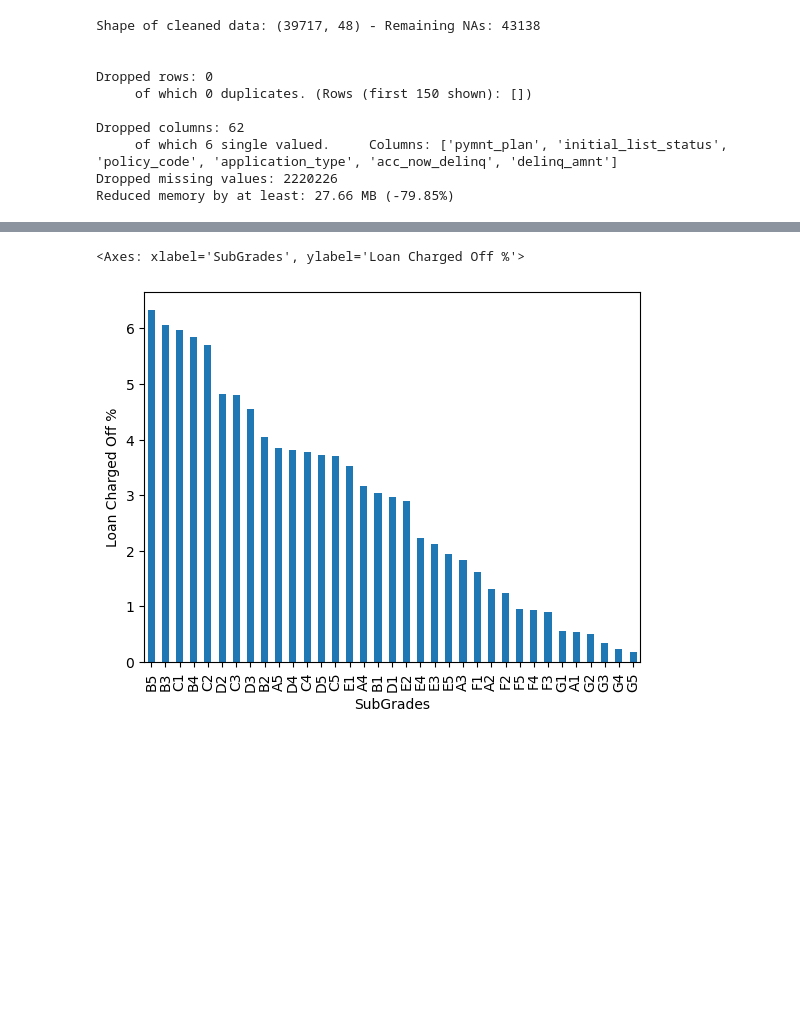
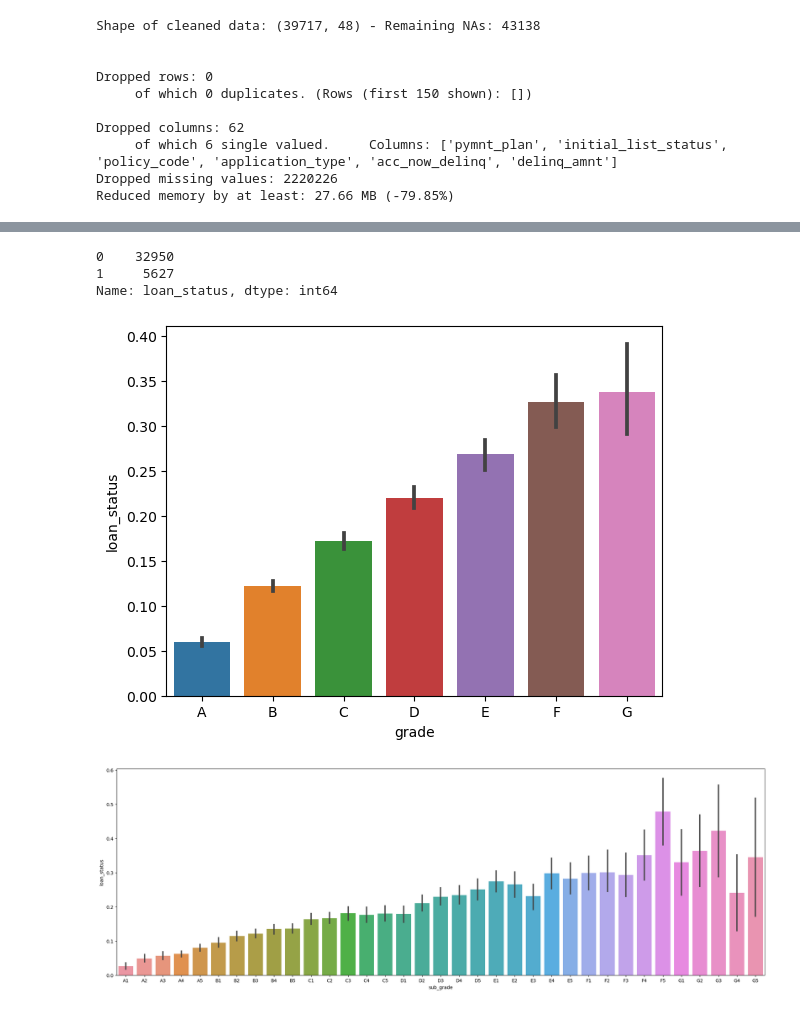
Before and after one commit to wadhokarshruti/LendingClubCaseStudy, a Jupyter notebook: ShrutiWadhokar.ipynb, the cells around one changed output, grey strips where cells are left out. Cells and saved outputs as stored; diff of their text form; code cells hidden in the pictures; blank space fills up the shorter version.

```diff
--- a/ShrutiWadhokar.ipynb
+++ b/ShrutiWadhokar.ipynb
@@ -101,3 +152,0 @@ df.drop(['emp_length'], axis=1, inplace = True)
-# %%
-df = df_clean
-df.info()
@@ -229,0 +224,27 @@ grade_counts.plot(kind='bar', xlabel='Grades', ylabel='Loan Charged Off %')
+# %%
+#Based on analysis , we can find that some attributes are not needed as these columns are not available during loan sanction process
+
+# Dropping these columns -
+
+attr_not_avail_during_loan_sanction =  [
+  "earliest_cr_line",
+  "open_acc",
+  "pub_rec",
+  "revol_bal",
+  "revol_util",
+  "total_acc",
+  "out_prncp",
+  "out_prncp_inv",
+  "total_pymnt",
+  "total_pymnt_inv",
+  "total_rec_prncp",
+  "total_rec_int",
+  "total_rec_late_fee",
+  "recoveries",
+  "collection_recovery_fee",
+  "last_pymnt_d",
+  "last_pymnt_amnt",
+  "last_credit_pull_d"]
+# %%
+df = df.drop(attr_not_avail_during_loan_sanction, axis=1)
+df.info()
@@ -230,13 +269,32 @@ grade_counts.plot(kind='bar', xlabel='Grades', ylabel='Loan Charged Off %')
+# %%
+# Removing current status from loan status .
+ # Will analyse only Fully Paid and Charged off.  Assigning Charged as 1 and Fully Paid as 0.
+df = df[df['loan_status'] != 'Current']
+df['loan_status'] = df['loan_status'].apply(lambda x: 0 if x=='Fully Paid' else 1)
+df['loan_status'] = df['loan_status'].apply(lambda x: pd.to_numeric(x))
+df['loan_status'].value_counts()
+# %% [output]
+0    32950
+1     5627
+Name: loan_status, dtype: int64
+# %%
+#Grades
+sns.barplot(x='grade', y='loan_status', data=df)
+plt.show()
+
+
+# As Grades are going from A to G , Default rates increases .
+# %% [output]
+[figure, added]
 # %%
 # Sub Grades
-sub_grade_counts = charged_off_loans['sub_grade'].value_counts(normalize=True)*100
 
-sub_grade_counts.plot(kind='bar', xlabel='SubGrades', ylabel='Loan Charged Off %')
+plt.figure(figsize=(25, 8))
+sns.barplot(x='sub_grade', y='loan_status', data=df)
+plt.show()
 
-# Inferences :
-# In Grade B , Subgrade B5 and B3 are doing more charged off
+# below bplots explain how the subgrades impacts the charged off
 # %% [output]
-<Axes: xlabel='SubGrades', ylabel='Loan Charged Off %'>
-[figure, old version]
+[figure, new version]
 # %%
  # Term
```
Also changed, not shown: parts of 117 cells of this notebook, 2 other files.
